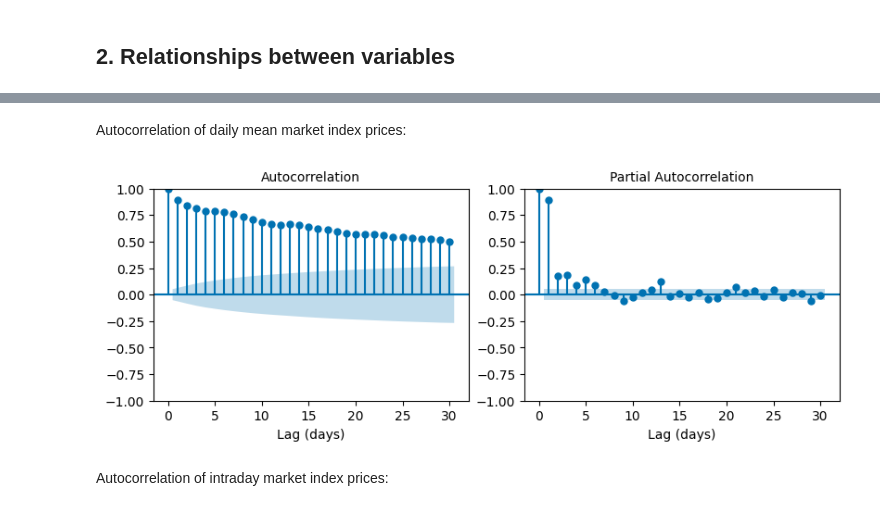
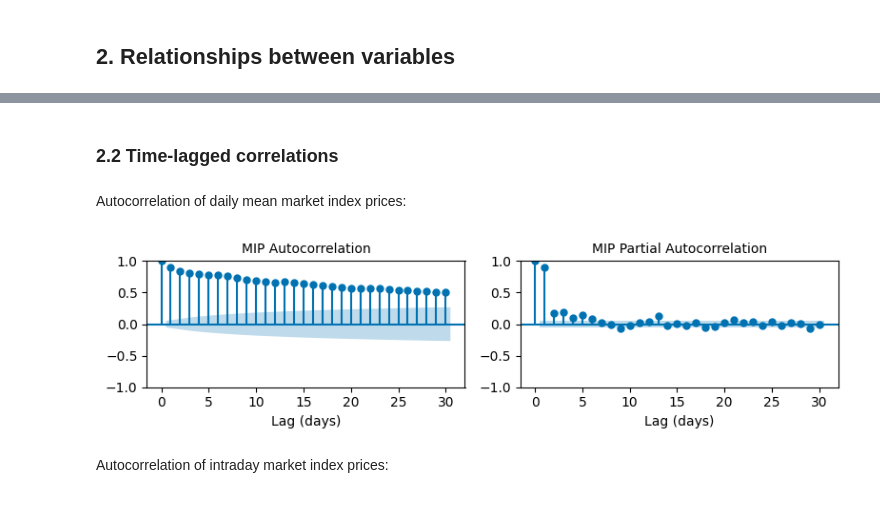
Before and after one commit to christianfenton/electricity_pricing, a Jupyter notebook: notebooks/exploratory_analysis.ipynb, the cells around one changed output, grey strips where cells are left out. Saved outputs shown, nothing was run; the diff lists cells and outputs as text; code cells hidden in the pictures.

Commit message:
More detailed study of correlations in exploratory analysis and added new deps. Deleted unused notebooks.

```diff
--- a/notebooks/exploratory_analysis.ipynb
+++ b/notebooks/exploratory_analysis.ipynb
@@ -374,20 +541,22 @@ plt.show()
+# %% [markdown]
+### 2.2 Time-lagged correlations
 # %% [markdown]
 Autocorrelation of daily mean market index prices:
 # %%
 from statsmodels.graphics.tsaplots import plot_acf, plot_pacf
 
 daily_prices = df_electricity.groupby('settlementDate')['marketIndexPrice'].mean()
 
-fig, axes = plt.subplots(1, 2, figsize=(8, 3), layout='constrained')
+fig, axes = plt.subplots(1, 2, figsize=(16/2, 9/4), layout='tight')
 plot_acf(daily_prices, lags=30, ax=axes[0])
 plot_pacf(daily_prices, lags=30, ax=axes[1])
-axes[0].set_title('Autocorrelation', fontsize=10)
-axes[1].set_title('Partial Autocorrelation', fontsize=10)
-axes[0].set_xlabel('Lag (days)')
-axes[1].set_xlabel('Lag (days)')
+axes[0].set_title('MIP Autocorrelation', fontsize=10)
+axes[1].set_title('MIP Partial Autocorrelation', fontsize=10)
+axes[0].set_xlabel('Lag (days)', fontsize=10)
+axes[1].set_xlabel('Lag (days)', fontsize=10)
 plt.show()
 # %% [output]
-[figure, old version]
+[figure, new version]
 # %% [markdown]
 Autocorrelation of intraday market index prices:
 # %%
```
Also changed, not shown: parts of 22 cells of this notebook, 3 other files.
